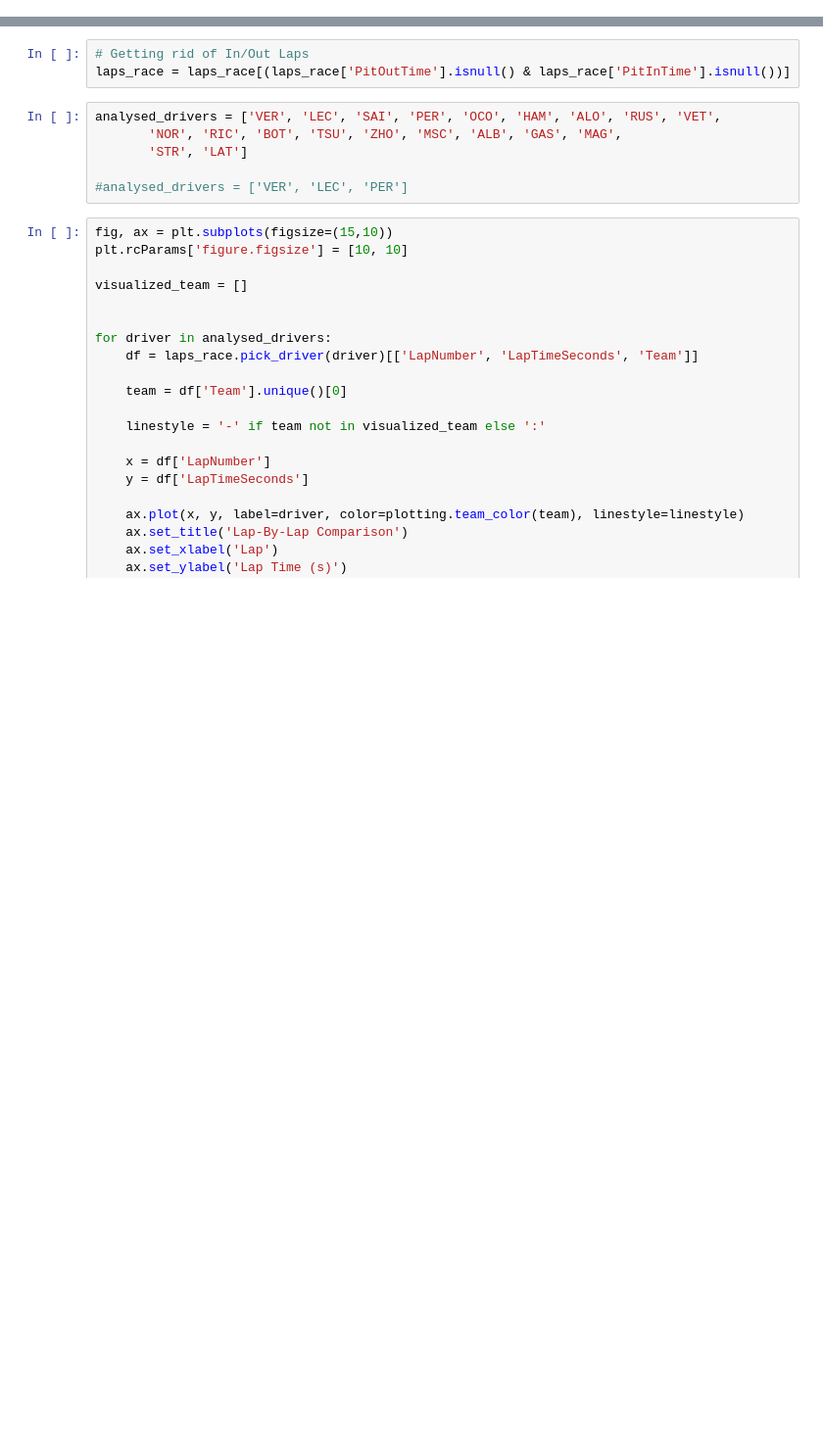
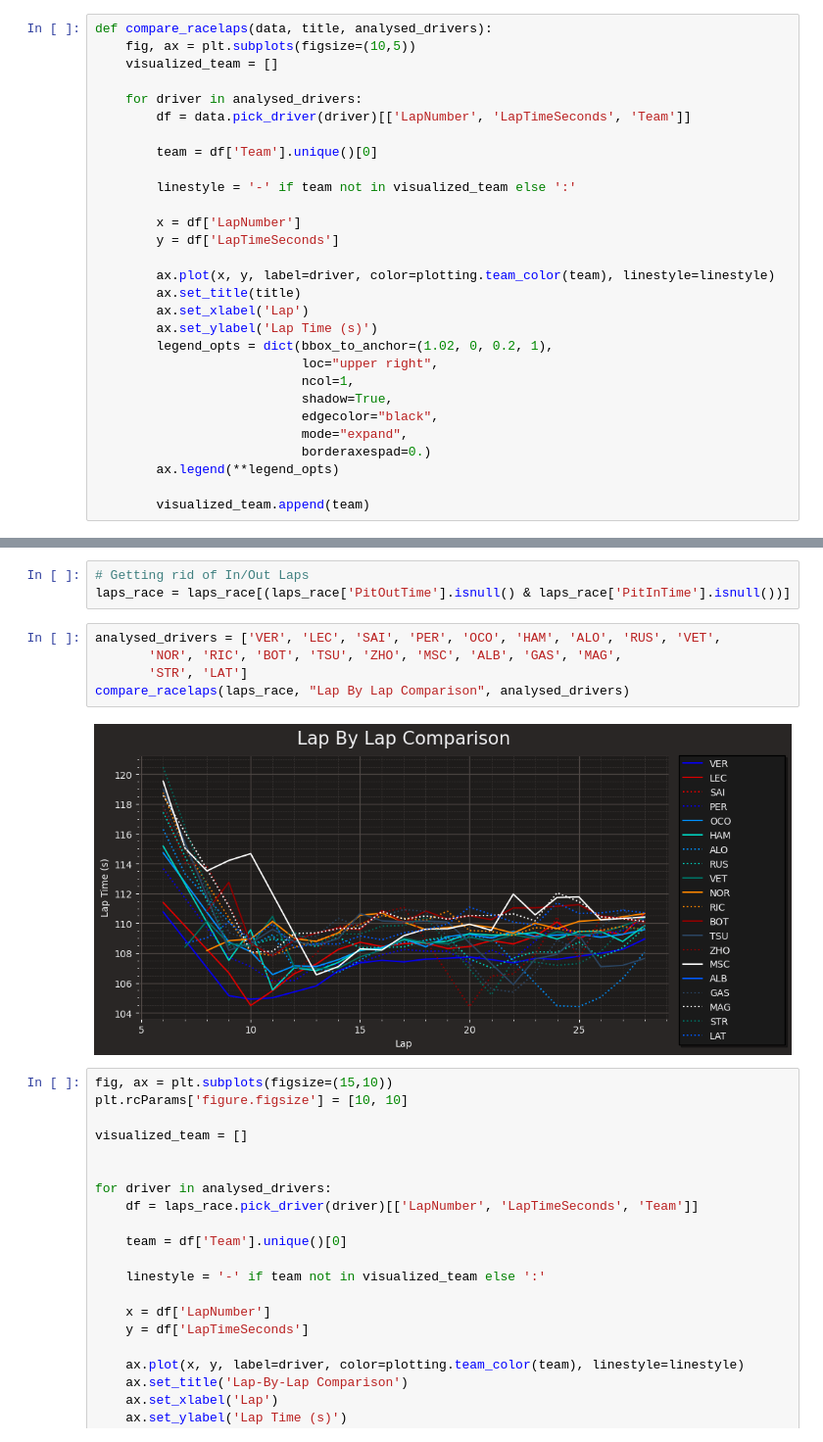
Before and after one commit to southerntw/f1-data-analysis, a Jupyter notebook: R18 Suzuka.ipynb, the cells around one changed output, grey strips where cells are left out. Shown at 98% size. Saved outputs shown, nothing was run; the diff lists cells and outputs as text; blank space fills up the shorter version.

```diff
--- a/R18 Suzuka.ipynb
+++ b/R18 Suzuka.ipynb
@@ -35,6 +35,35 @@ api            INFO     Using cached data for car_data
 api            INFO     Using cached data for position_data
 api            INFO     Using cached data for weather_data
 core           INFO     Loaded data for 20 drivers: ['22', '20', '24', '44', '3', '16', '11', '6', '55', '10', '14', '63', '47', '1', '4', '18', '31', '23', '5', '77']
+# %%
+def compare_racelaps(data, title, analysed_drivers):
+    fig, ax = plt.subplots(figsize=(10,5))
+    visualized_team = []
+
+    for driver in analysed_drivers:
+        df = data.pick_driver(driver)[['LapNumber', 'LapTimeSeconds', 'Team']]
+
+        team = df['Team'].unique()[0]
+
+        linestyle = '-' if team not in visualized_team else ':'
+
+        x = df['LapNumber']
+        y = df['LapTimeSeconds']
+
+        ax.plot(x, y, label=driver, color=plotting.team_color(team), linestyle=linestyle)
+        ax.set_title(title)
+        ax.set_xlabel('Lap')
+        ax.set_ylabel('Lap Time (s)')
+        legend_opts = dict(bbox_to_anchor=(1.02, 0, 0.2, 1),
+                           loc="upper right",
+                           ncol=1,
+                           shadow=True,
+                           edgecolor="black",
+                           mode="expand",
+                           borderaxespad=0.)
+        ax.legend(**legend_opts)
+
+        visualized_team.append(team)
 # %% [markdown]
 ## Qualifying
 ---
@@ -160,12 +189,13 @@ laps_race['LapTimeSeconds'] = laps_race['LapTime'].dt.total_seconds()
 # %%
 # Getting rid of In/Out Laps
 laps_race = laps_race[(laps_race['PitOutTime'].isnull() & laps_race['PitInTime'].isnull())]
-# %%
-analysed_drivers = ['VER', 'LEC', 'SAI', 'PER', 'OCO', 'HAM', 'ALO', 'RUS', 'VET',
-       'NOR', 'RIC', 'BOT', 'TSU', 'ZHO', 'MSC', 'ALB', 'GAS', 'MAG',
-       'STR', 'LAT']
-
-#analysed_drivers = ['VER', 'LEC', 'PER']
+# %%
+analysed_drivers = ['VER', 'LEC', 'SAI', 'PER', 'OCO', 'HAM', 'ALO', 'RUS', 'VET',
+       'NOR', 'RIC', 'BOT', 'TSU', 'ZHO', 'MSC', 'ALB', 'GAS', 'MAG',
+       'STR', 'LAT']
+compare_racelaps(laps_race, "Lap By Lap Comparison", analysed_drivers)
+# %% [output]
+[figure, added]
 # %%
 fig, ax = plt.subplots(figsize=(15,10))
 plt.rcParams['figure.figsize'] = [10, 10]
```
